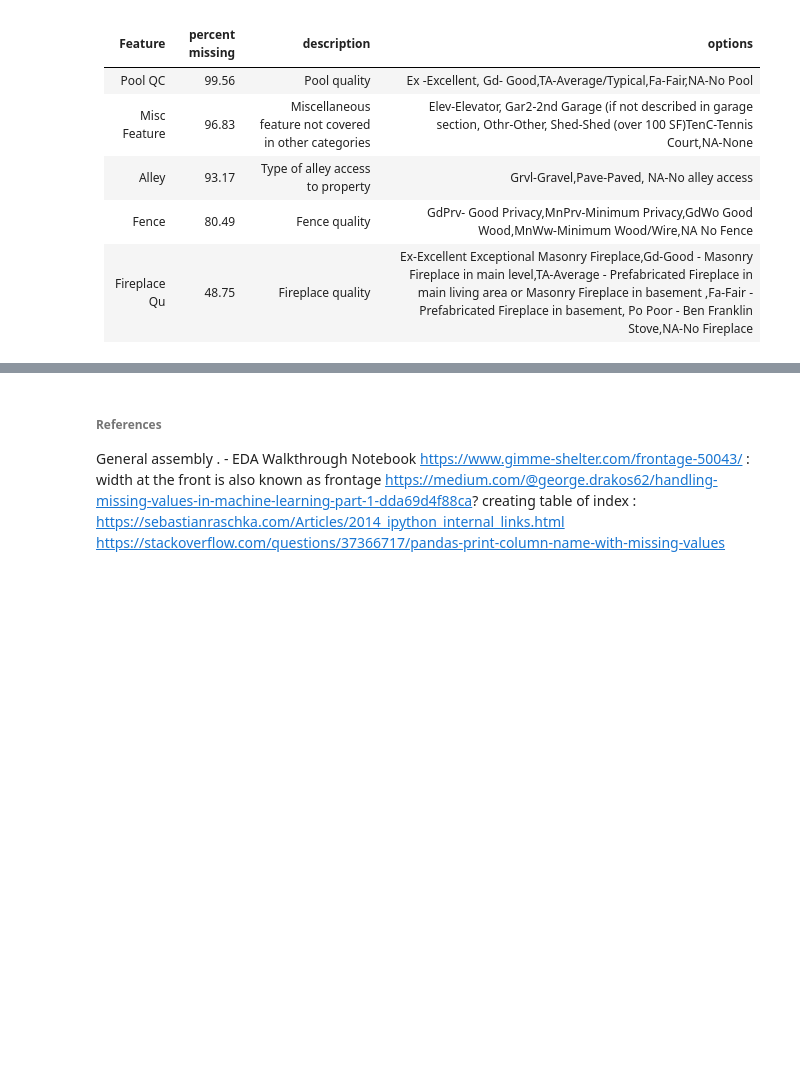
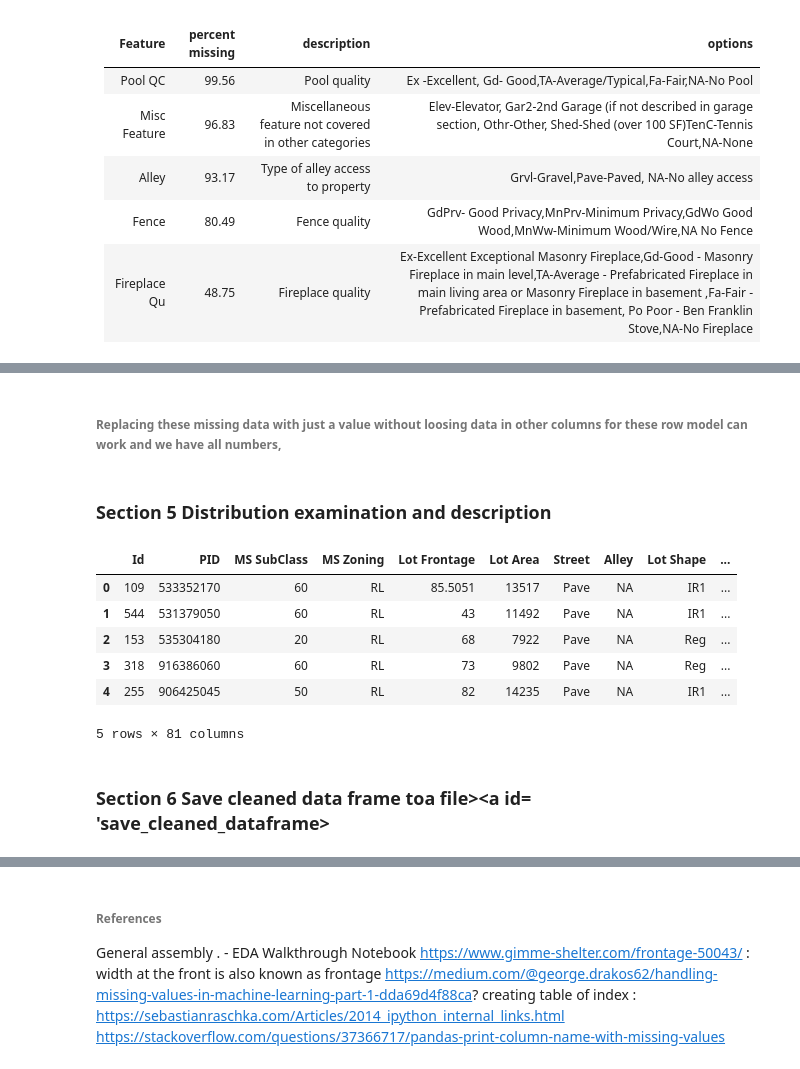
Before and after one commit to meghazavar/predict-_home_prices_regression, a Jupyter notebook: code/01_EDA_and_Cleaning.ipynb, the cells around one changed output, grey strips where cells are left out. Drawn from its saved outputs; the diff is of its cells as text; code cells hidden in the pictures; blank space fills up the shorter version.

```diff
--- a/code/01_EDA_and_Cleaning.ipynb
+++ b/code/01_EDA_and_Cleaning.ipynb
@@ -388,0 +244,10 @@ Name: Bsmt Exposure, dtype: int64
+# %%
+missing_misc_feature = df['Misc Feature'].isnull()
+df.loc[missing_misc_feature, 'Misc Feature'] ='NA'
+
+missing_alley =df['Alley'].isnull()
+df.loc[missing_alley, 'Alley'] ='NA'
+
+missing_fence =df['Fence'].isnull()
+#df.drop(columns =['Misc Feature','Alley'],inplace =True)
+df.loc[missing_fence, 'Fence'] ='NA'
@@ -388,0 +264,10 @@ Name: Bsmt Exposure, dtype: int64
+# %%
+missing_lot_frontage =df['Lot Frontage'].isnull()
+for lot_area in df[missing_lot_frontage]['Lot Area']:
+    lower_threshold_bracket =  lot_area-  (lot_area* 5/100)
+    upper_threshold_bracket =  lot_area +  (lot_area* 5/100)
+    lots_with_given_lot_area = (df['Lot Area'] > lower_threshold_bracket) & (df['Lot Area'] <upper_threshold_bracket)
+    similar_lots_non_missing_frontage_count = len(df[lots_with_given_lot_area  & (~missing_lot_frontage)])
+    if similar_lots_non_missing_frontage_count >0:
+       most_common_frontage = df[lots_with_given_lot_area & (~missing_lot_frontage) ]['Lot Frontage'].mean()
+       df.loc[ (df['Lot Area'] == lot_area) & missing_lot_frontage ,'Lot Frontage'] =most_common_frontage
@@ -389,7 +327,23 @@ Name: Bsmt Exposure, dtype: int64
+# %%
+df.loc[df['Mas Vnr Area'].isnull(),'Mas Vnr Area'] = 0
+df.loc[df['Mas Vnr Type'].isnull(),'Mas Vnr Type'] = 'None'
+# %% [markdown]
+######   Replacing these  missing data with  just  a value  without loosing data in  other columns for these row  model can work and we have all numbers,
 # %%
 df['Bsmt Exposure'].fillna('no_clue',inplace =True)
 df['Lot Frontage'].fillna("-99",inplace=True)
 df['BsmtFin Type 2'].fillna('no_clue',inplace=True)
-# %%
-df.loc[df['Mas Vnr Area'].isnull(),'Mas Vnr Area'] = df['Mas Vnr Area'].mode()[0]
-df.loc[df['Mas Vnr Type'].isnull(),'Mas Vnr Type'] = df['Mas Vnr Type'].mode()[0]
+# %% [markdown]
+### Section 5 Distribution examination and description<a id='dist_exam_and_describe'></a>
+# %%
+df.head()
+# %% [output]
+|  | Id | PID | MS SubClass | MS Zoning | Lot Frontage | Lot Area | Street | Alley | Lot Shape | ... |
+| 0 | 109 | 533352170 | 60 | RL | 85.5051 | 13517 | Pave | NA | IR1 | ... |
+| 1 | 544 | 531379050 | 60 | RL | 43 | 11492 | Pave | NA | IR1 | ... |
+| 2 | 153 | 535304180 | 20 | RL | 68 | 7922 | Pave | NA | Reg | ... |
+| 3 | 318 | 916386060 | 60 | RL | 73 | 9802 | Pave | NA | Reg | ... |
+| 4 | 255 | 906425045 | 50 | RL | 82 | 14235 | Pave | NA | IR1 | ... |
+5 rows × 81 columns
+# %% [markdown]
+### Section 6 Save cleaned data frame  toa file><a id= 'save_cleaned_dataframe></a>
```
Also changed, not shown: parts of 39 cells of this notebook, 7 other files.
